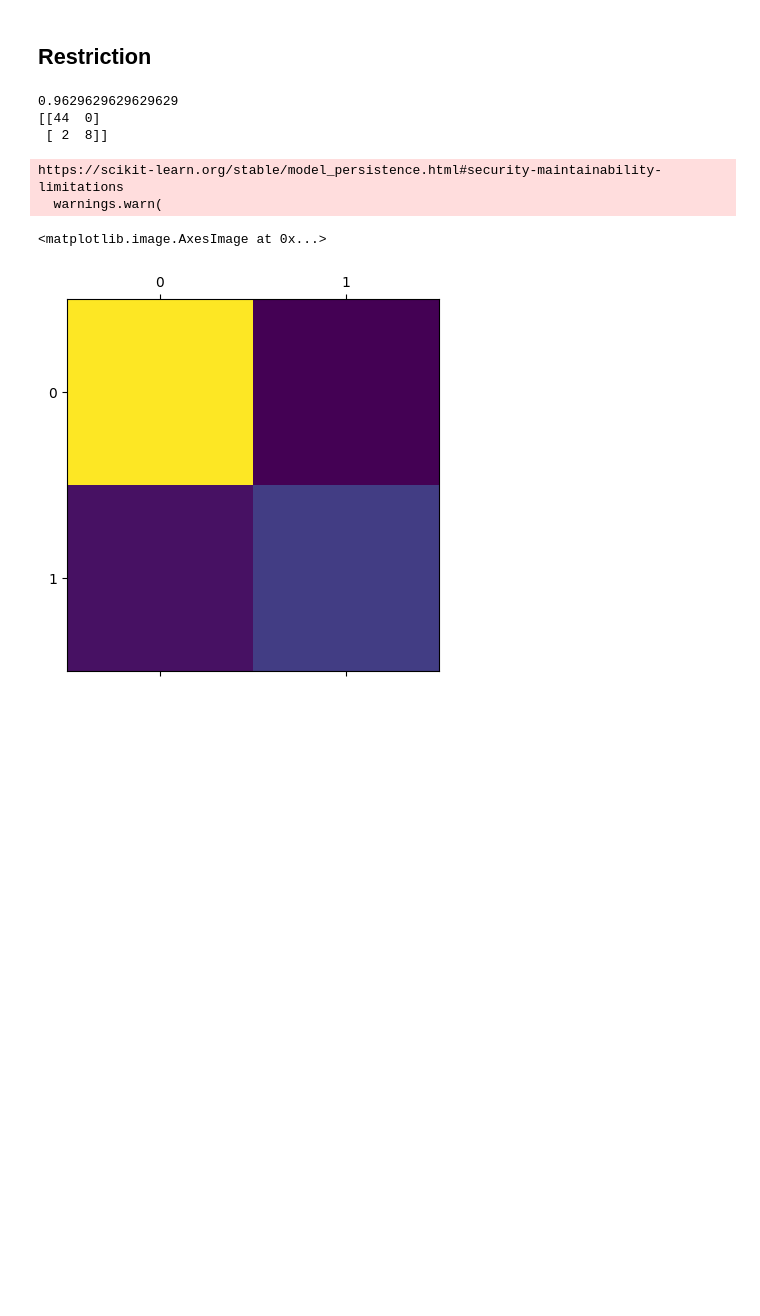
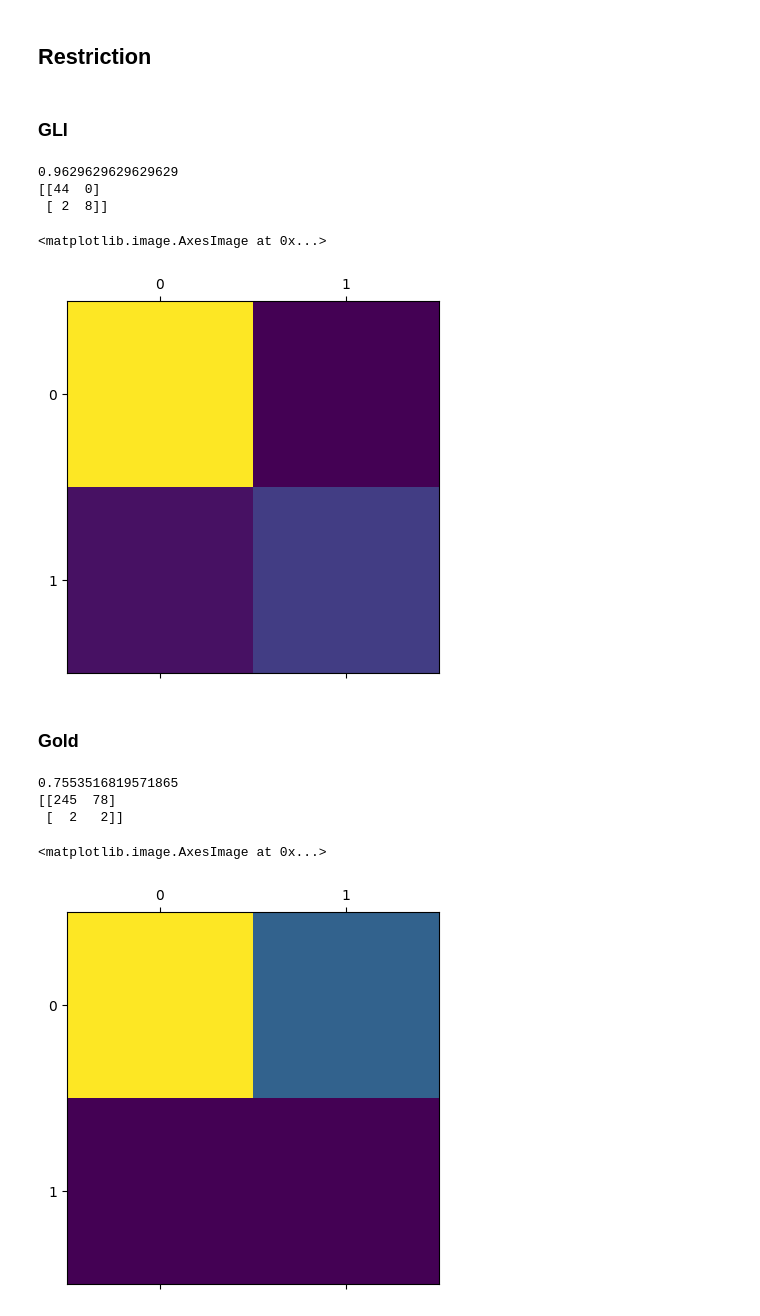
Before and after one commit to proydeia/deia, a Jupyter notebook: ds/graficos.ipynb, the cells around one changed output. Cells and saved outputs as stored; diff of their text form; code cells hidden in the pictures; blank space fills up the shorter version.

```diff
--- a/ds/graficos.ipynb
+++ b/ds/graficos.ipynb
@@ -34,9 +70,11 @@ def n_acurracy(m, dX, dY, n=1):
 
     return s / len(dX)
 # %%
+obsGLICopy = obsGLI.copy()
+
 xObs = []
 yObs = []
-for item in obs:
+for item in obsGLICopy:
     yObs.append(item['Obstruction'])
     del item['Obstruction']
     xObs.append(list(item.values()))
@@ -52,0 +97,11 @@ n_acurracy(model, xObsTrain, yObsTrain, 2)
+# %%
+obsGoldCopy = obsGold.copy()
+
+xObs = []
+yObs = []
+for item in obsGoldCopy:
+    yObs.append(obsGoldCopy[item]['obstruction'])
+    del obsGoldCopy[item]['obstruction']
+    xObs.append(list(obsGoldCopy[item].values()))
+
+xObsTrain, xObsVal, yObsTrain, yObsVal = train_test_split(xObs, yObs, test_size=0.25, random_state=42)
@@ -53,19 +113,21 @@ n_acurracy(model, xObsTrain, yObsTrain, 2)
 # %% [markdown]
 ## Restriction
+# %% [markdown]
+### GLI
 # %%
+resGLICopy = resGLI.copy()
+
 xObs = []
 yObs = []
-for item in res:
+for item in resGLICopy:
     yObs.append(item['Restriction'])
     del item['Restriction']
     xObs.append(list(item.values()))
 
 xObsTrain, xObsVal, yObsTrain, yObsVal = train_test_split(xObs, yObs, test_size=0.25, random_state=42)
 # %%
-model = pickle.load(open('modelRes.pkl', 'rb'))
-
-print(accuracy_score(yObsVal, model.predict(pd.DataFrame(xObsVal))))
-matrix = confusion_matrix(yObsVal, model.predict(pd.DataFrame(xObsVal)))
+print(accuracy_score(yObsVal, modelResGLI.predict(pd.DataFrame(xObsVal))))
+matrix = confusion_matrix(yObsVal, modelResGLI.predict(pd.DataFrame(xObsVal)))
 
 print(matrix)
 plt.matshow(matrix)
@@ -73,7 +135,30 @@ plt.matshow(matrix)
 0.9629629629629629
 [[44  0]
  [ 2  8]]
-https://scikit-learn.org/stable/model_persistence.html#security-maintainability-limitations
-  warnings.warn(
+<matplotlib.image.AxesImage at 0x...>
-<matplotlib.image.AxesImage at 0x...>
 [figure]
+# %% [markdown]
+### Gold
+# %%
+resGoldCopy = resGold.copy()
+
+xObs = []
+yObs = []
+for item in resGoldCopy:
+    yObs.append(resGoldCopy[item]['restriction'])
+    del resGoldCopy[item]['restriction']
+    xObs.append(list(resGoldCopy[item].values()))
+
+xObsTrain, xObsVal, yObsTrain, yObsVal = train_test_split(xObs, yObs, test_size=0.25, random_state=42)
+# %%
+print(accuracy_score(yObsVal, modelResGold.predict(pd.DataFrame(xObsVal))))
+matrix = confusion_matrix(yObsVal, modelResGold.predict(pd.DataFrame(xObsVal)))
+
+print(matrix)
+plt.matshow(matrix)
+# %% [output]
+0.7553516819571865
+[[245  78]
+ [  2   2]]
+<matplotlib.image.AxesImage at 0x...>
+[figure, added]
```
Also changed, not shown: parts of 13 cells of this notebook, 1 other file.
